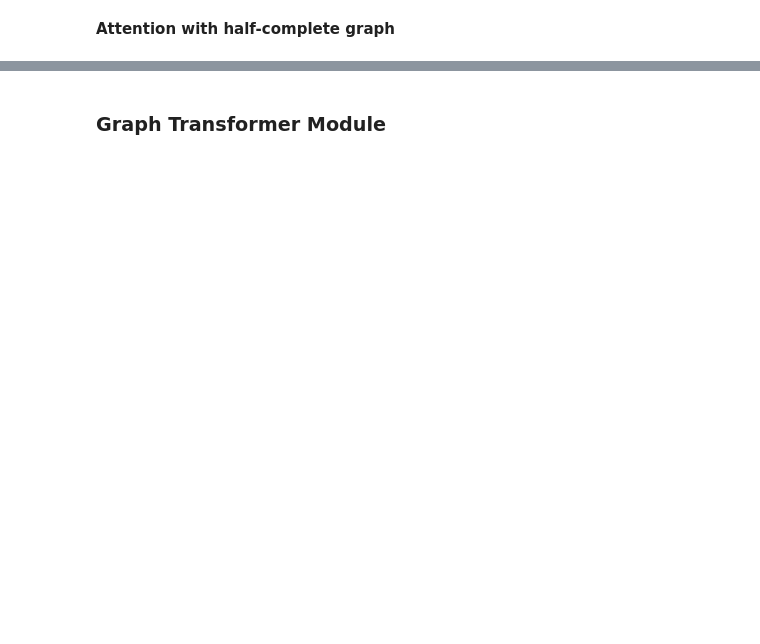
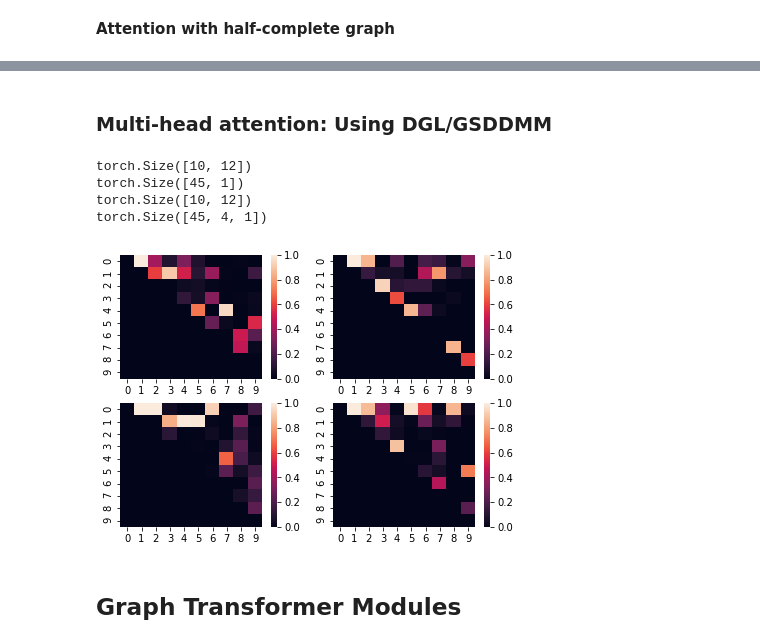
Before and after one commit to jvrana/deep-learning-guides, a Jupyter notebook: notebooks/annotated_universal_graph_transformer/graph_attention_explained.ipynb, the cells around one changed output, grey strips where cells are left out. Saved outputs shown, nothing was run; the diff lists cells and outputs as text; code cells hidden in the pictures; blank space fills up the shorter version.

Commit message:
attention notebook updates

```diff
--- a/notebooks/annotated_universal_graph_transformer/graph_attention_explained.ipynb
+++ b/notebooks/annotated_universal_graph_transformer/graph_attention_explained.ipynb
@@ -350,2 +374,52 @@ plot_graph_and_attn(g, attn)
+# %% [markdown]
+### Multi-head attention: Using DGL/GSDDMM
+# %%
+q = torch.randn(10, 12)
+k = torch.randn(9, 12)
+v = k
+
+g = dgl.graph(([0, 0, 1, 2], [1, 1, 3, 3]))
+
+q = torch.randn(g.number_of_nodes(), 12)
+k = torch.randn(g.number_of_nodes(), 12)
+
+def head(x):
+    return x.view(x.size(0), -1, 4, 3).transpose(1, 2)
+
+def multihead_attention_dgl_gsddmm(g, h):
+    d_model = g.ndata['q'].size(-1)
+    def head(x):
+        return x.view(x.size(0), -1, h, d_model // h).transpose(1, 2)
+    q = head(g.ndata['q'])
+    k = head(g.ndata['k'])
+    v = head(g.ndata['v'])
+    d_k = q.size(-1)
+    score = Fops.edge_softmax(g, Fops.v_dot_u(g, q, k) / d_k**0.5)
+    out = Fops.u_mul_e_sum(g, v, score)
+    out = out.transpose(1, 2).view(g.number_of_nodes(), d_model)
+    score = score.view(score.size(0), h, -1)
+    return out, score
+
+g = init_complete_g(10, 12, half=True)
+
+out, attn = attention_dgl_gsddmm(g)
+print(out.shape)
+print(attn.shape)
+
+mh_out, mh_attn = multihead_attention_dgl_gsddmm(g, 4)
+print(mh_out.shape)
+print(mh_attn.shape)
+
+fig, axes = plt.subplots(2, 2, figsize=(7, 5))
+for i in range(mh_attn.size(1)):
+    ax = axes.flatten()[i]
+    _attn = attn_to_sparse(g, mh_attn[:, i]).to_dense().numpy()
+    sns.heatmap(_attn, ax=ax)
+# %% [output]
+torch.Size([10, 12])
+torch.Size([45, 1])
+torch.Size([10, 12])
+torch.Size([45, 4, 1])
+[figure, added]
 # %% [markdown]
-### Graph Transformer Module
+## Graph Transformer Modules
```
Also changed, not shown: parts of 44 cells of this notebook, 21 other files.
